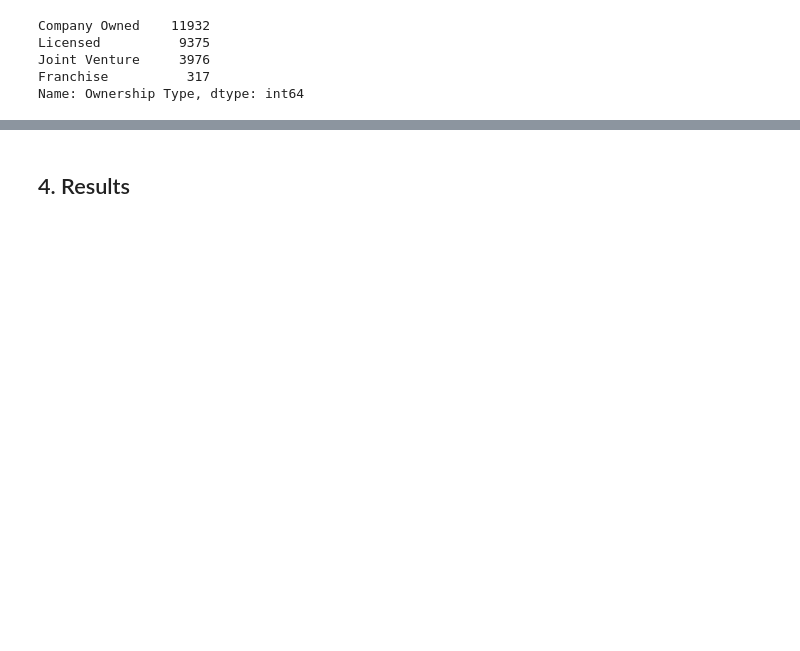
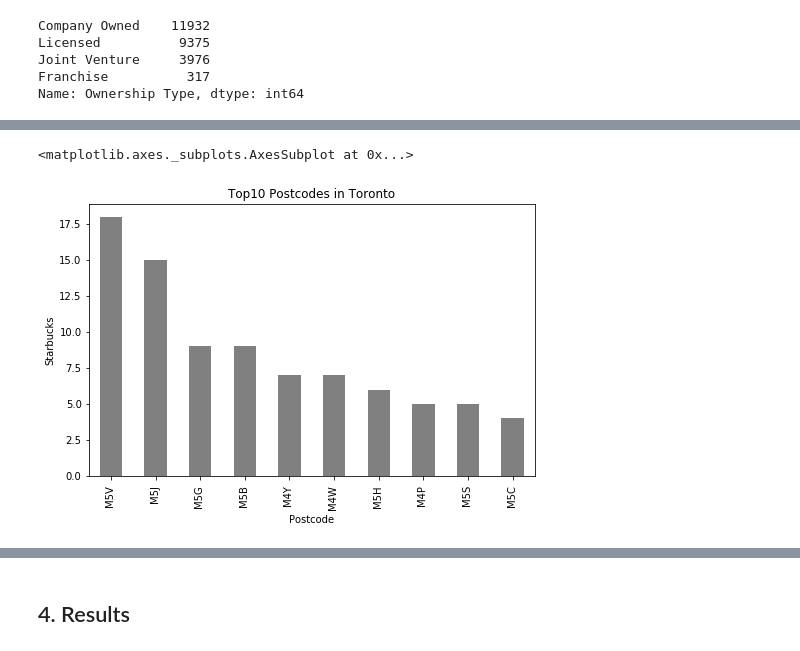
Before and after one commit to Kyungjin-Cho/Applied-Data-Science-Capstone, a Jupyter notebook: Capstone Project - The Battle of Neighborhoods.ipynb, the cells around one changed output, grey strips where cells are left out. Cells and saved outputs as stored; diff of their text form; code cells hidden in the pictures; blank space fills up the shorter version.

```diff
--- a/Capstone Project - The Battle of Neighborhoods.ipynb
+++ b/Capstone Project - The Battle of Neighborhoods.ipynb
@@ -171,0 +329,3 @@ plt.show()
+# %%
+df = pd.merge(df,cc_df,on="Country",how="left")
+df.head()
@@ -171,0 +339,2 @@ plt.show()
+# %%
+df.drop(['Country'], axis=1, inplace=True)
@@ -173,0 +464,4 @@ plt.show()
+# %%
+# Selectin Toronto only
+df_to=df[df['City'] == "Toronto"]
+df_to.head()
@@ -173,0 +876,4 @@ plt.show()
+# %%
+# the number of each postcode
+df_to.loc[:,'Postcode'] = df_to.loc[:,'Postcode'].str[:4]
+df_to['Postcode'].value_counts().head(10)
@@ -173,0 +897,9 @@ plt.show()
+# %%
+# graph of top10 postcode
+fig = plt.figure(figsize=(8,5))
+ax = fig.add_subplot(111)
+ax.set(title = "Top10 Postcodes in Toronto", xlabel = 'Postcode', ylabel = 'Starbucks')
+df_to['Postcode'].value_counts().head(10).plot(kind="bar", color = "gray")
+# %% [output]
+<matplotlib.axes._subplots.AxesSubplot at 0x...>
+[figure, added]
```
Also changed, not shown: parts of 94 cells of this notebook.
